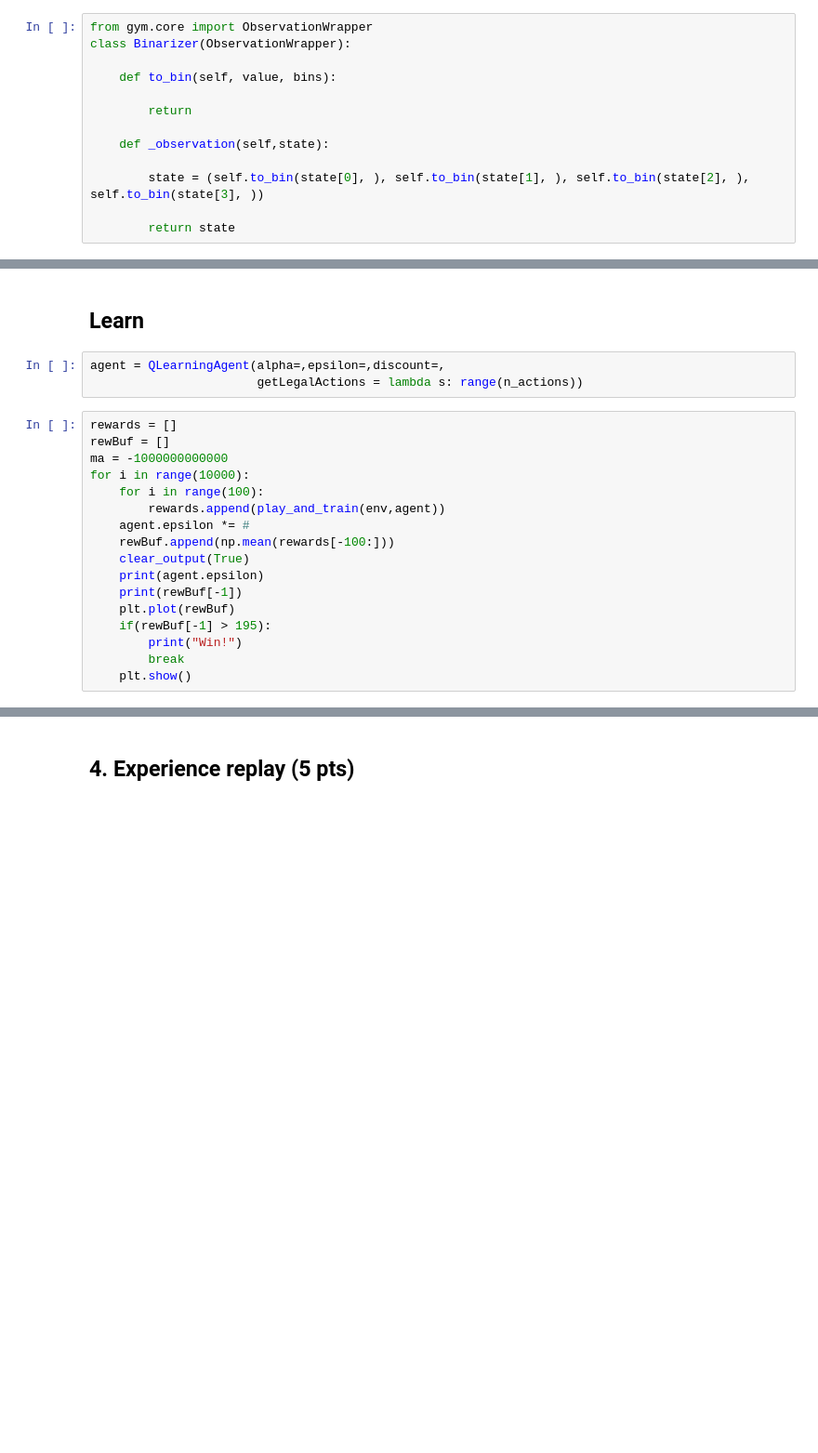
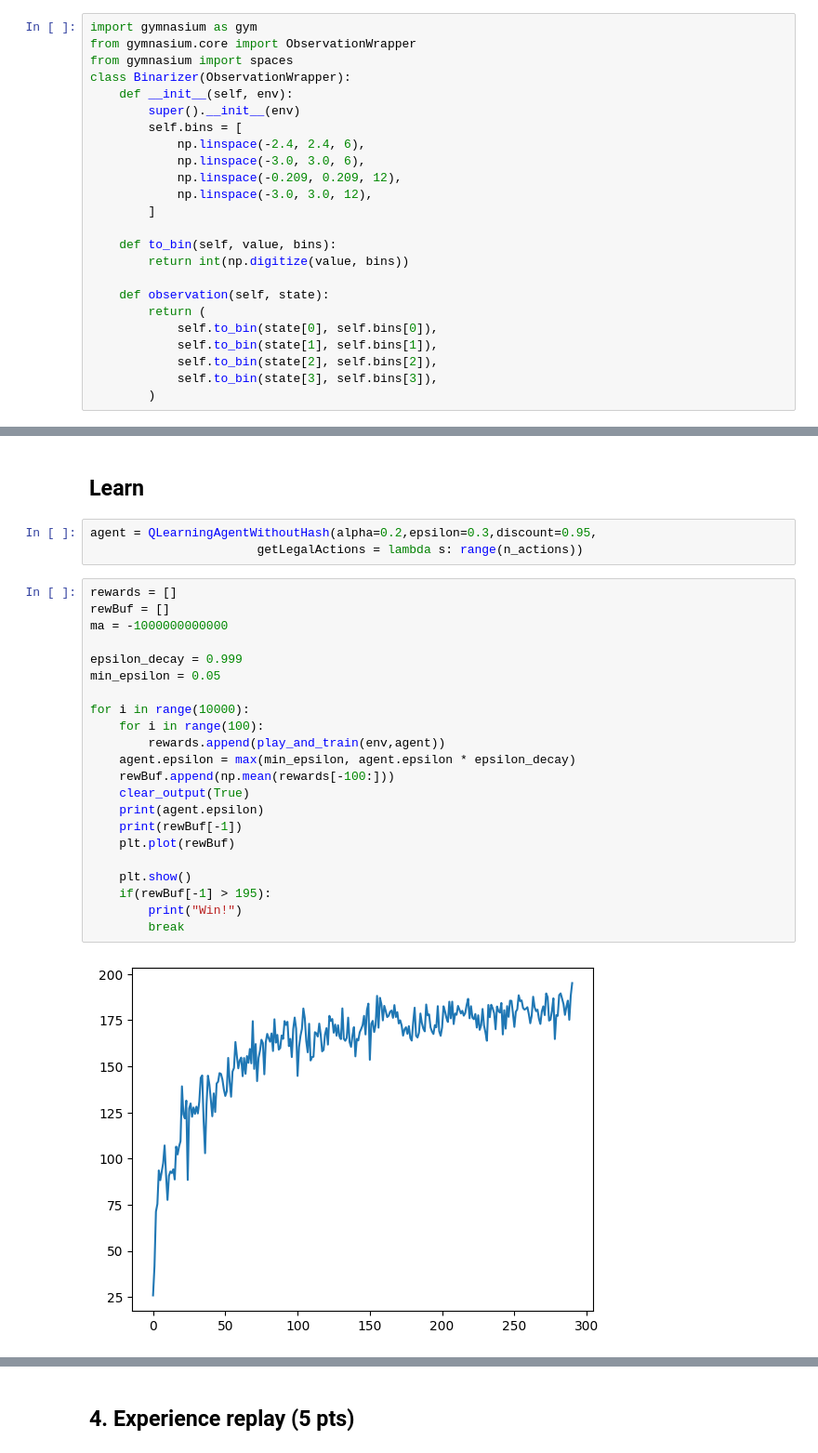
Before and after one commit to MaxKholodov1/AESC_ML_11, a Jupyter notebook: Task10/task_qlearning.ipynb, the cells around one changed output, grey strips where cells are left out. Shown at 93% size. Cells and saved outputs as stored; diff of their text form; blank space fills up the shorter version.

```diff
--- a/Task10/task_qlearning.ipynb
+++ b/Task10/task_qlearning.ipynb
@@ -203,39 +257,57 @@ print("first state:%s"%(env.reset()))
 # %% [markdown]
 ## Binarize environment
 # %%
-from gym.core import ObservationWrapper
+import gymnasium as gym
+from gymnasium.core import ObservationWrapper
+from gymnasium import spaces
 class Binarizer(ObservationWrapper):
+    def __init__(self, env):
+        super().__init__(env)
+        self.bins = [
+            np.linspace(-2.4, 2.4, 6),
+            np.linspace(-3.0, 3.0, 6),
+            np.linspace(-0.209, 0.209, 12),
+            np.linspace(-3.0, 3.0, 12),
+        ]
 
     def to_bin(self, value, bins):
+        return int(np.digitize(value, bins))
 
-        return
-
-    def _observation(self,state):
-
-        state = (self.to_bin(state[0], ), self.to_bin(state[1], ), self.to_bin(state[2], ), self.to_bin(state[3], ))
-
-        return state
+    def observation(self, state):
+        return (
+            self.to_bin(state[0], self.bins[0]),
+            self.to_bin(state[1], self.bins[1]),
+            self.to_bin(state[2], self.bins[2]),
+            self.to_bin(state[3], self.bins[3]),
+        )
 # %%
 env = Binarizer(gym.make("CartPole-v0"))
 # %% [markdown]
 ## Learn
 # %%
-agent = QLearningAgent(alpha=,epsilon=,discount=,
+agent = QLearningAgentWithoutHash(alpha=0.2,epsilon=0.3,discount=0.95,
                        getLegalActions = lambda s: range(n_actions))
 # %%
 rewards = []
 rewBuf = []
 ma = -1000000000000
+
+epsilon_decay = 0.999
+min_epsilon = 0.05
+
 for i in range(10000):
     for i in range(100):
         rewards.append(play_and_train(env,agent))
-    agent.epsilon *= #
+    agent.epsilon = max(min_epsilon, agent.epsilon * epsilon_decay)
     rewBuf.append(np.mean(rewards[-100:]))
     clear_output(True)
     print(agent.epsilon)
     print(rewBuf[-1])
     plt.plot(rewBuf)
+
+    plt.show()
     if(rewBuf[-1] > 195):
         print("Win!")
         break
-    plt.show()
+# %% [output]
+[figure, added]
```
Also changed, not shown: parts of 15 cells of this notebook.
